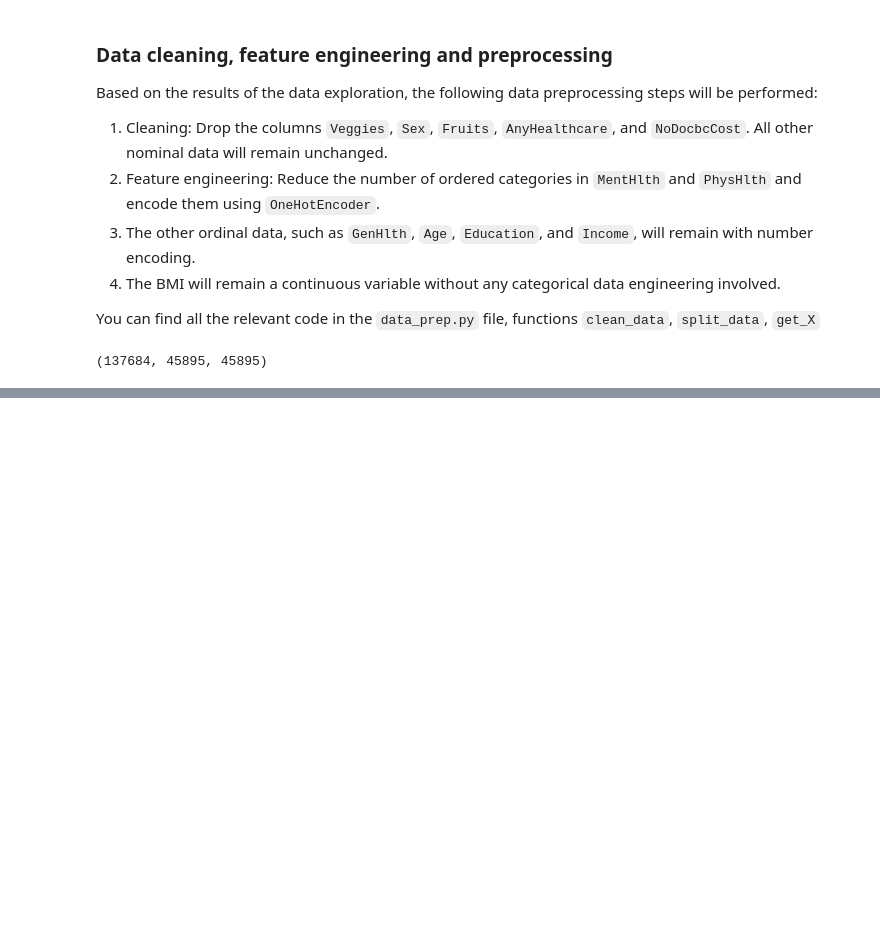
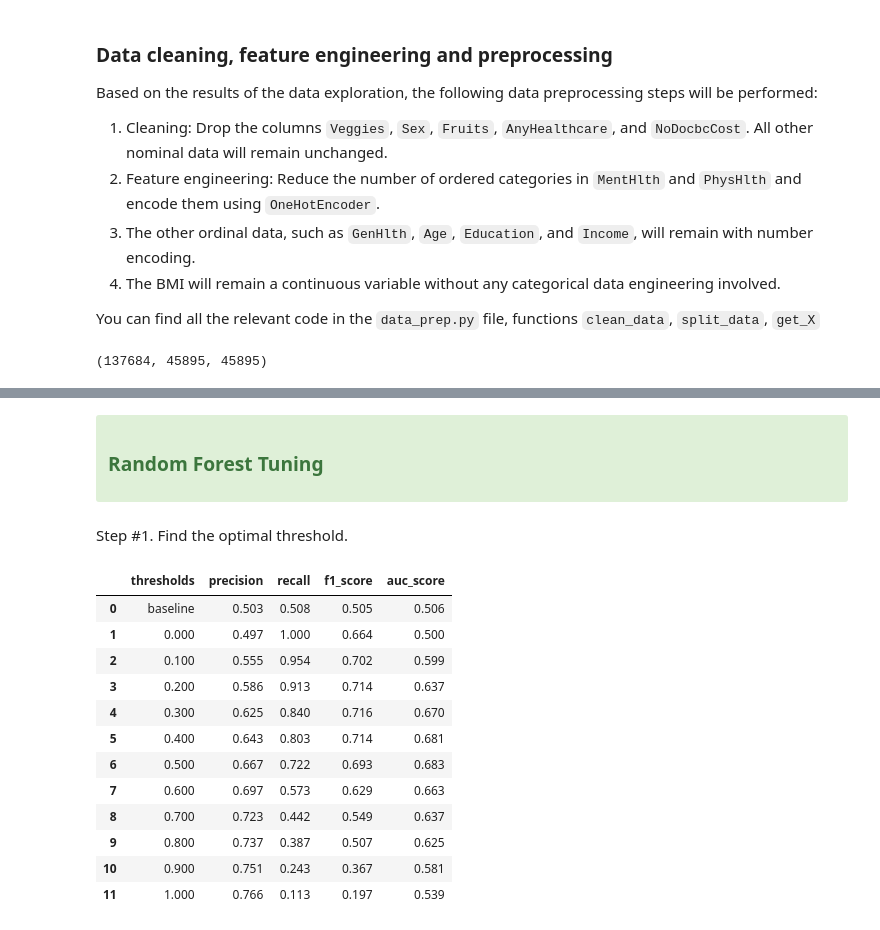
Before and after one commit to nadia-paz/cdc_diabetes, a Jupyter notebook: notebook.ipynb, the cells around one changed output, grey strips where cells are left out. Saved outputs shown, nothing was run; the diff lists cells and outputs as text; code cells hidden in the pictures; blank space fills up the shorter version.

```diff
--- a/notebook.ipynb
+++ b/notebook.ipynb
@@ -342,0 +489,15 @@ Random model AUC score:   0.49
+# %%
+# recreate a basline model save and print scores
+np.random.seed(dp.seed)
+y_rand = np.random.uniform(0, 1, size=len(y_val))
+# calculate baseline scores
+baseline_precision = precision_score(y_val, y_rand >= 0.5)
+basline_recall = recall_score(y_val, y_rand >= 0.5)
+baseline_f1 = f1_score(y_val, y_rand >= 0.5)
+baseline_auc = roc_auc_score(y_val, y_rand >= 0.5)
+# preint results
+print(f'{"Random model Accuracy:":<25}{accuracy_score(y_val, y_rand >= 0.5).round(2): >5}')
+print(f'{"Random model Precision:":<25}{baseline_precision.round(2): >5}')
+print(f'{"Random model Recall:":<25}{basline_recall.round(2): >5}')
+print(f'{"Random model F1 score:":<25}{baseline_f1.round(2): >5}')
+print(f'{"Random model AUC score:":<25}{baseline_auc.round(2): >5}')
@@ -342,0 +536,34 @@ Random model AUC score:   0.49
+# %% [markdown]
+<div class="alert alert-success">
+
+### Random Forest Tuning
+# %% [markdown]
+Step #1. Find the optimal threshold.
+# %%
+thresholds = np.linspace(0, 1, 11)
+scores = [("baseline", baseline_precision, basline_recall, baseline_f1, baseline_auc)]
+for t in thresholds:
+    rf = RandomForestClassifier(n_estimators=10, random_state=dp.seed)
+    rf.fit(X_train, y_train)
+    y_pred = rf.predict_proba(X_validate)[:, 1]
+    precision = precision_score(y_val, y_pred >= t)
+    recall = recall_score(y_val, y_pred >= t)
+    f1 = f1_score(y_val, y_pred >= t)
+    auc = roc_auc_score(y_val, y_pred >= t)
+    scores.append((t, precision, recall, f1, auc))
+df_scores = pd.DataFrame(scores, columns=["thresholds", "precision", "recall", "f1_score", "auc_score"])
+df_scores
+# %% [output]
+|  | thresholds | precision | recall | f1_score | auc_score |
+| 0 | baseline | 0.503 | 0.508 | 0.505 | 0.506 |
+| 1 | 0.000 | 0.497 | 1.000 | 0.664 | 0.500 |
+| 2 | 0.100 | 0.555 | 0.954 | 0.702 | 0.599 |
+| 3 | 0.200 | 0.586 | 0.913 | 0.714 | 0.637 |
+| 4 | 0.300 | 0.625 | 0.840 | 0.716 | 0.670 |
+| 5 | 0.400 | 0.643 | 0.803 | 0.714 | 0.681 |
+| 6 | 0.500 | 0.667 | 0.722 | 0.693 | 0.683 |
+| 7 | 0.600 | 0.697 | 0.573 | 0.629 | 0.663 |
+| 8 | 0.700 | 0.723 | 0.442 | 0.549 | 0.637 |
+| 9 | 0.800 | 0.737 | 0.387 | 0.507 | 0.625 |
+| 10 | 0.900 | 0.751 | 0.243 | 0.367 | 0.581 |
+| 11 | 1.000 | 0.766 | 0.113 | 0.197 | 0.539 |
```
Also changed, not shown: parts of 29 cells of this notebook.
